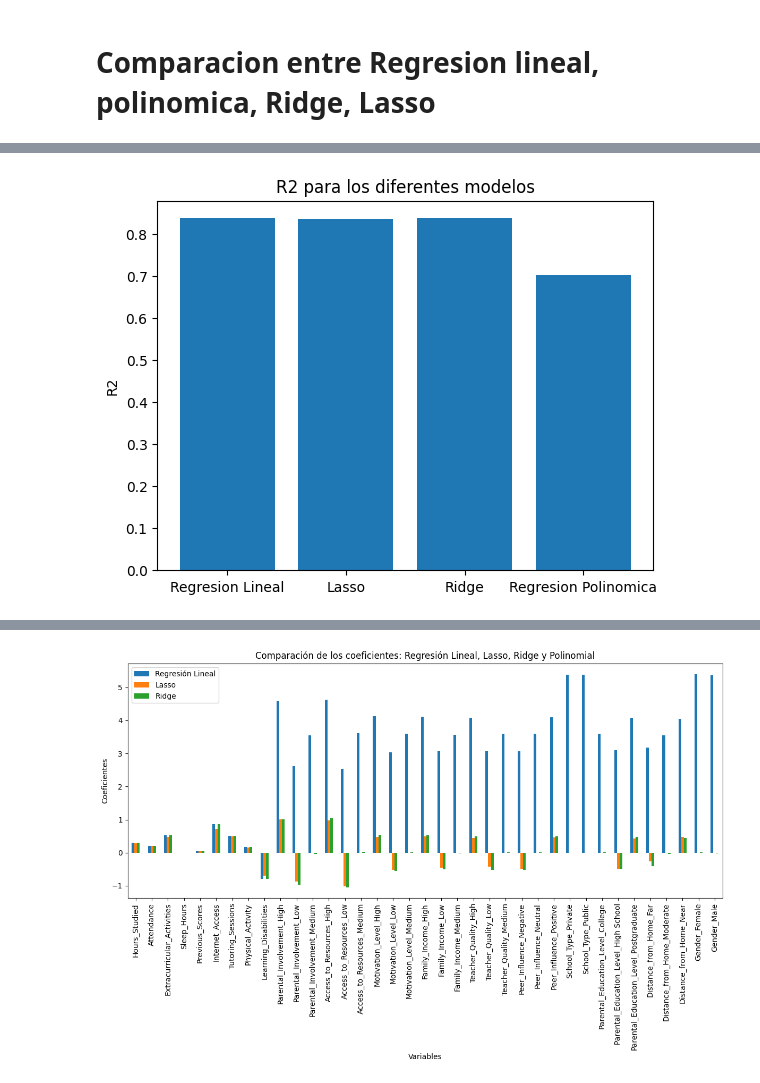
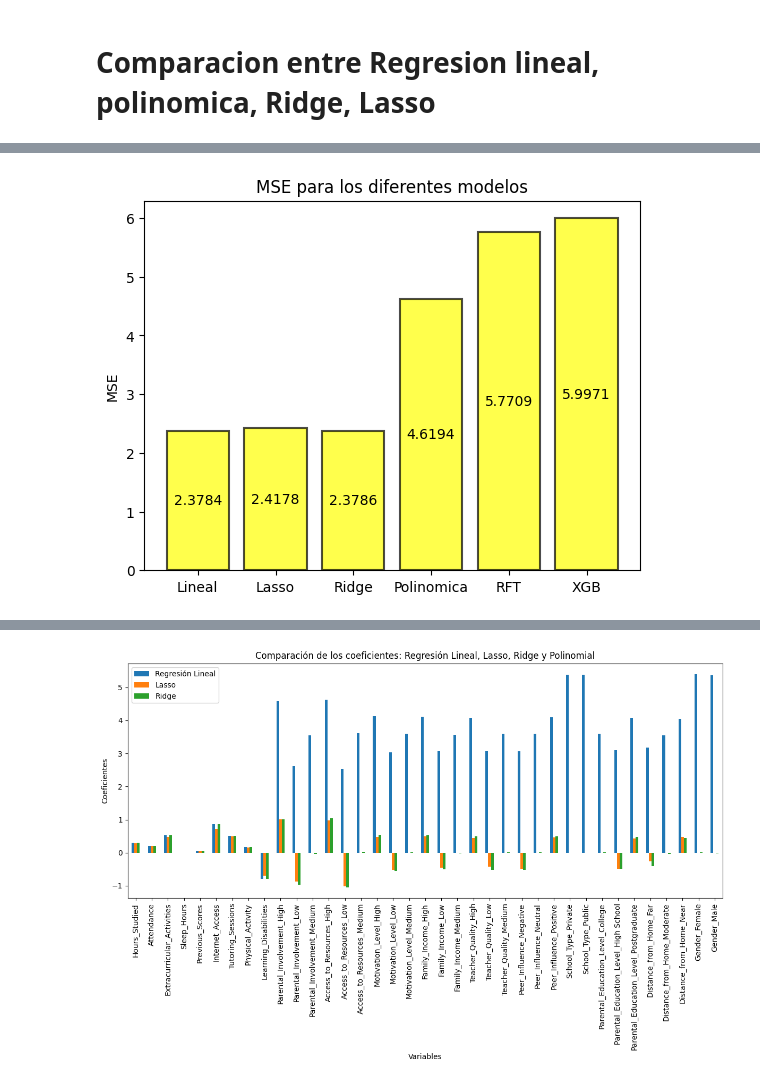
Before and after one commit to MatiasdeBuren/Final-Modelos-y-Simulacion, a Jupyter notebook: modelosFinal.ipynb, the cells around one changed output, grey strips where cells are left out. Saved outputs shown, nothing was run; the diff lists cells and outputs as text; code cells hidden in the pictures.

```diff
--- a/modelosFinal.ipynb
+++ b/modelosFinal.ipynb
@@ -360,7 +377,13 @@ plt.show()
-# %%
-plt.bar(['Regresion Lineal', 'Lasso', 'Ridge', 'Regresion Polinomica'], [r2_regresion_lineal, r2_lasso, r2_ridge, r2_polinomial])
-plt.ylabel('R2')
-plt.title('R2 para los diferentes modelos')
-plt.show()
-# %% [output]
-[figure, removed]
+# %%
+model_names = ['Lineal', 'Lasso', 'Ridge', 'Polinomica', 'RFT', 'XGB']
+mse = [mse_regresion_lineal, mse_lasso, mse_ridge, mse_polinomial, mseRFT, mse_xgb]
+
+bars = plt.bar(model_names, mse, color='yellow', alpha=0.7, width=0.8, align='center', edgecolor='black', linewidth=1.5, capsize=0.5, ecolor='black')
+plt.ylabel('MSE')
+plt.title('MSE para los diferentes modelos')
+for bar in bars:
+    yval = bar.get_height()
+    plt.text(bar.get_x() + bar.get_width()/2, yval/2, round(yval, 4), ha='center', va='center', color='black')
+plt.show()
+# %% [output]
+[figure, added]
```
Also changed, not shown: parts of 13 cells of this notebook.
